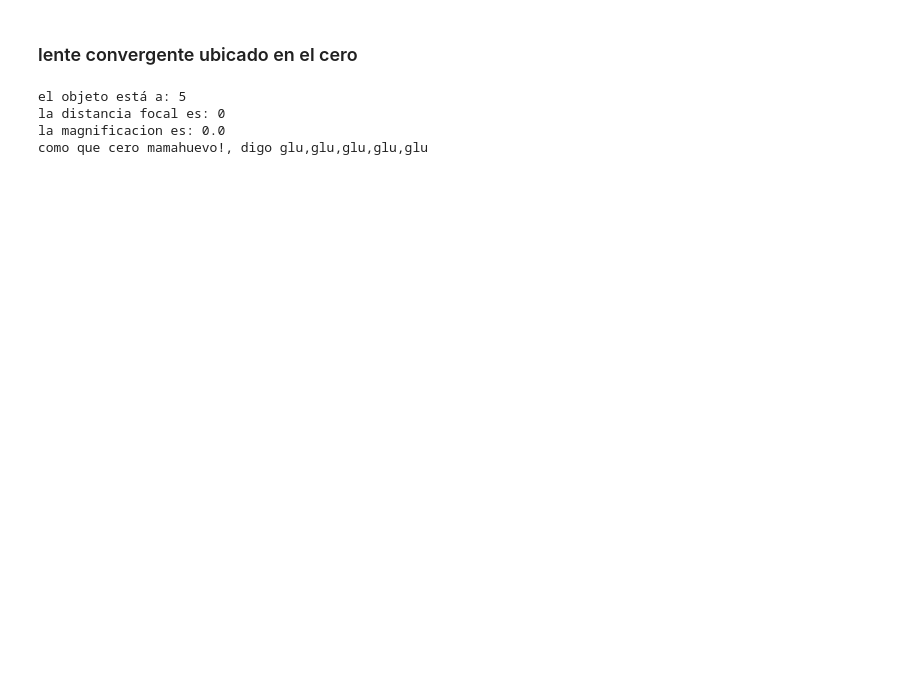
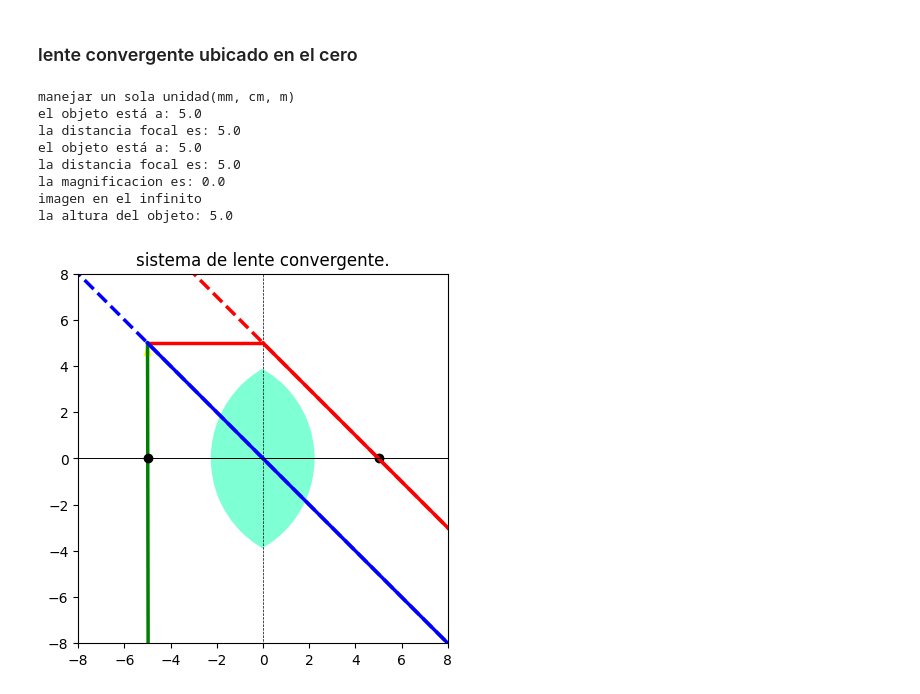
Before and after one commit to Juanpaz0411/Proyecto_final, a Jupyter notebook: estudio_adicional/manejo_mathplotlib.ipynb, the cells around one changed output. Saved outputs shown, nothing was run; the diff lists cells and outputs as text; code cells hidden in the pictures; blank space fills up the shorter version.

```diff
--- a/estudio_adicional/manejo_mathplotlib.ipynb
+++ b/estudio_adicional/manejo_mathplotlib.ipynb
@@ -1465,36 +1465,43 @@ def rayos_emergentes(f, d, h, imagen, list, m_centro):
     b2 = y5[0] - m2 * x5[0]
 
     # Resolviendo para x
     try:
         x_intersect = (b2 - b1) / (m1 - m2)
         # Resolviendo para y
         y_intersect = m1 * x_intersect + b1
 
     except ZeroDivisionError:
         x_intersect = 0
         # Resolviendo para y
         y_intersect = 0
 
     #vector altura de la imagen
     plt.quiver(x_intersect, 0, 0, y_intersect, angles='xy', scale_units='xy', scale=1)
     print(f'la altura del objeto: {h}\n',f'altura de la imagen: {y_intersect}' if y_intersect != 0 else '')
 
     #punto focal
     plt.show()
 
-f = 0#float(input('ingrese el foco de el lente\n')) #distancia focal
-d = 5#float(input('a que distancia esta el lente del objeto?\n')) #a que distancia esta el lente?
-h = 5#float(input('a que altura respecto al eje axial esta ubicado el objeto?\n')) #altura de el lente
+print('manejar un sola unidad(mm, cm, m)')
+f = float(input('ingrese el foco de el lente:\n')) #distancia focal
+d = abs(float(input('distancia de el lente del objeto:\n'))) #a que distancia esta el lente?
+h = float(input('altura del objeto respecto al eje axial: \n')) #altura de el lente
+print(f'el objeto está a: {d}\nla distancia focal es: {f}')
 print(f'el objeto está a: {d}\nla distancia focal es: {f}')
 try:
     imagen = 1/((1/f)-(1/d))
     print(f'la imagen esta a: {imagen}')
 except ZeroDivisionError:
     imagen = 0
 
 magnificacion(f, d, h, imagen)
 # %% [output]
-el objeto está a: 5
-la distancia focal es: 0
+manejar un sola unidad(mm, cm, m)
+el objeto está a: 5.0
+la distancia focal es: 5.0
+el objeto está a: 5.0
+la distancia focal es: 5.0
 la magnificacion es: 0.0
-como que cero mamahuevo!, digo glu,glu,glu,glu,glu
+imagen en el infinito
+la altura del objeto: 5.0
+[figure, added]
```
Also changed, not shown: parts of 3 cells of this notebook, 1 other file.
